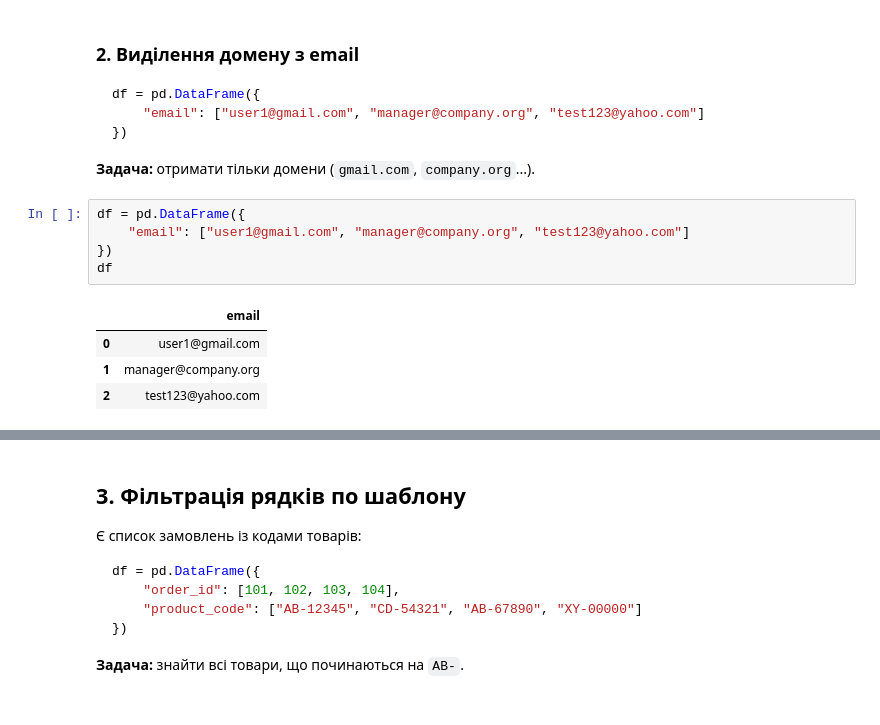
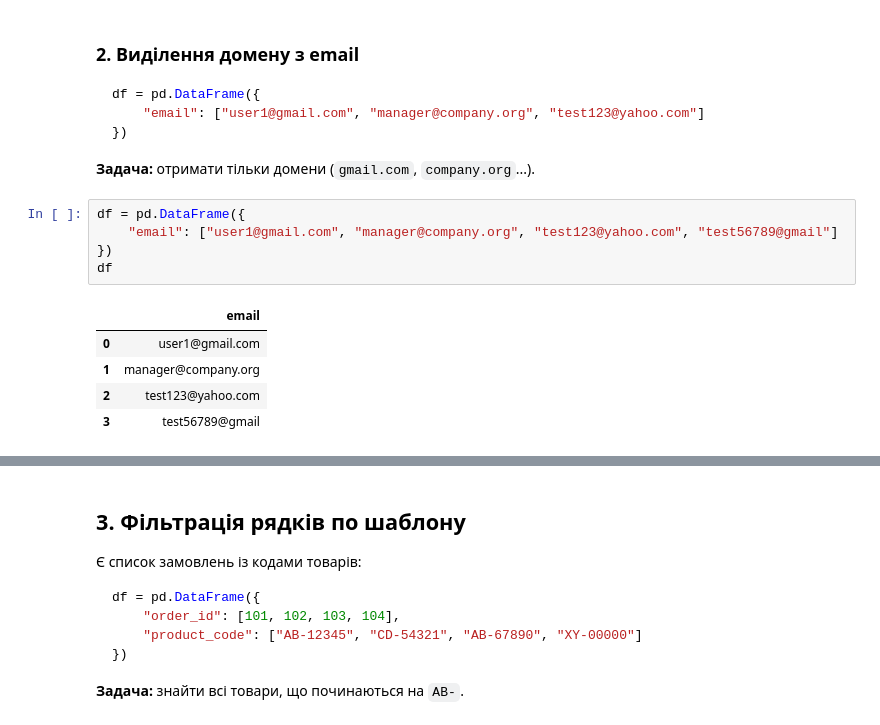
Before and after one commit to cpython-projects/python_da_17_03_26, a Jupyter notebook: lesson_16.ipynb, the cells around one changed output, grey strips where cells are left out. Drawn from its saved outputs; the diff is of its cells as text.

```diff
--- a/lesson_16.ipynb
+++ b/lesson_16.ipynb
@@ -204,11 +230,12 @@ df = pd.DataFrame({
 **Задача:** отримати тільки домени (`gmail.com`, `company.org`...).
 # %%
 df = pd.DataFrame({
-    "email": ["user1@gmail.com", "manager@company.org", "test123@yahoo.com"]
+    "email": ["user1@gmail.com", "manager@company.org", "test123@yahoo.com", "test56789@gmail"]
 })
 df
 # %% [output]
 |  | email |
 | 0 | user1@gmail.com |
 | 1 | manager@company.org |
 | 2 | test123@yahoo.com |
+| 3 | test56789@gmail |
```
Also changed, not shown: parts of 15 cells of this notebook.
